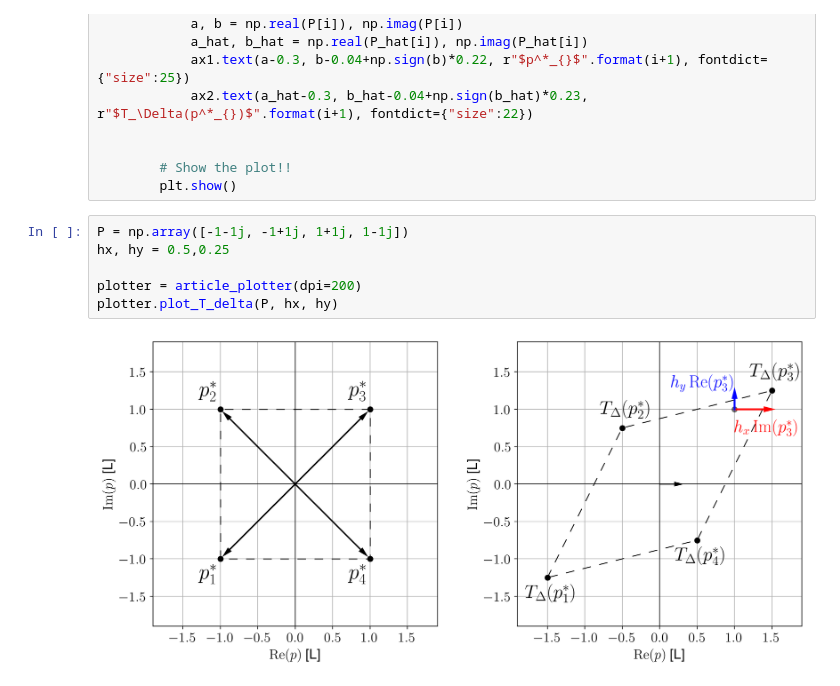
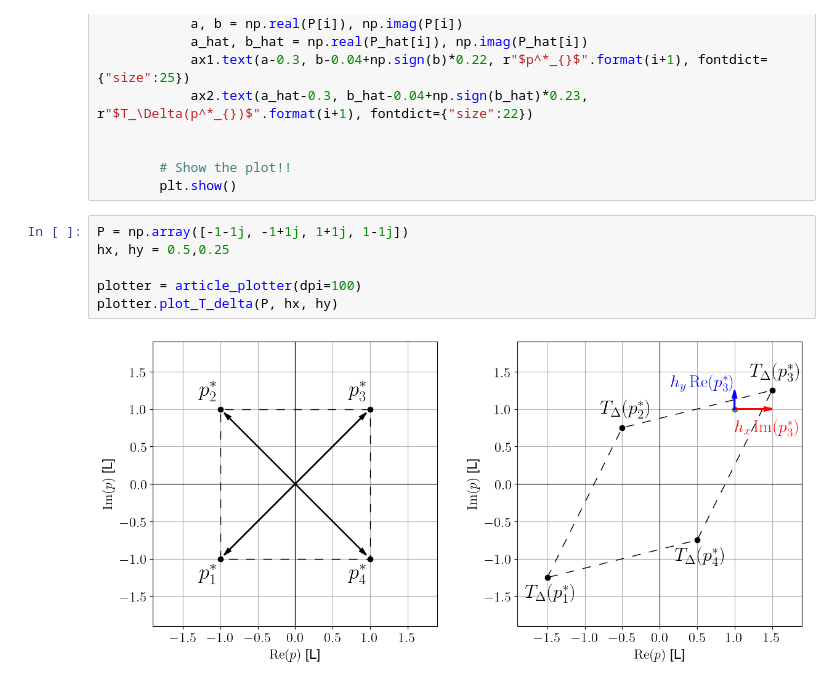
Before and after one commit to Swarm-Systems-Lab/affine-formation-control, a Jupyter notebook: paper_figures.ipynb, the cells around one changed output. Cells and saved outputs as stored; diff of their text form.

```diff
--- a/paper_figures.ipynb
+++ b/paper_figures.ipynb
@@ -97,8 +97,8 @@ class article_plotter:
 # %%
 P = np.array([-1-1j, -1+1j, 1+1j, 1-1j])
 hx, hy = 0.5,0.25
 
-plotter = article_plotter(dpi=200)
+plotter = article_plotter(dpi=100)
 plotter.plot_T_delta(P, hx, hy)
 # %% [output]
-[figure, old version]
+[figure, new version]
```
